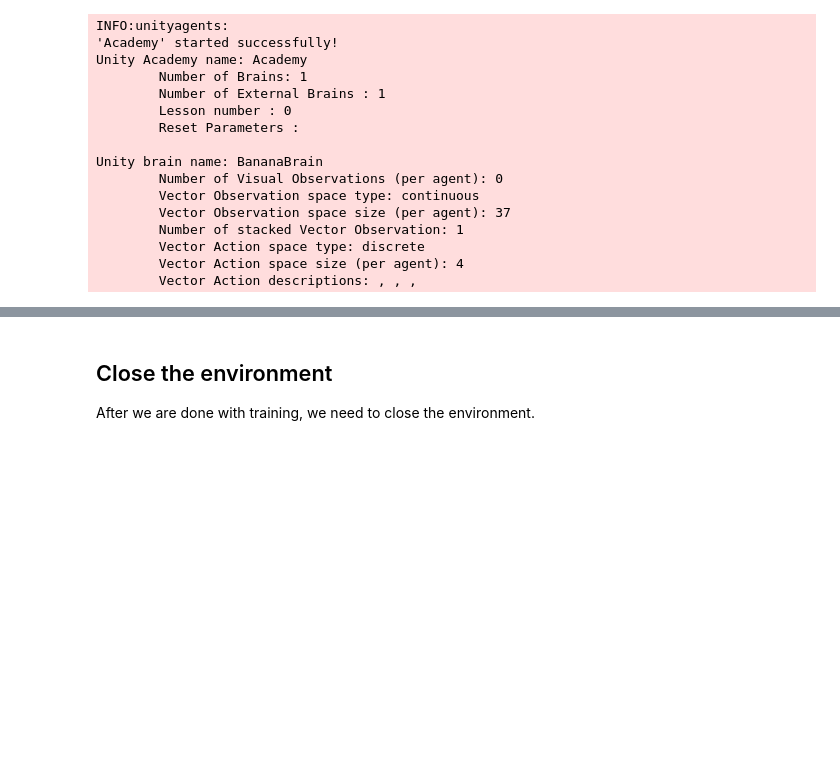
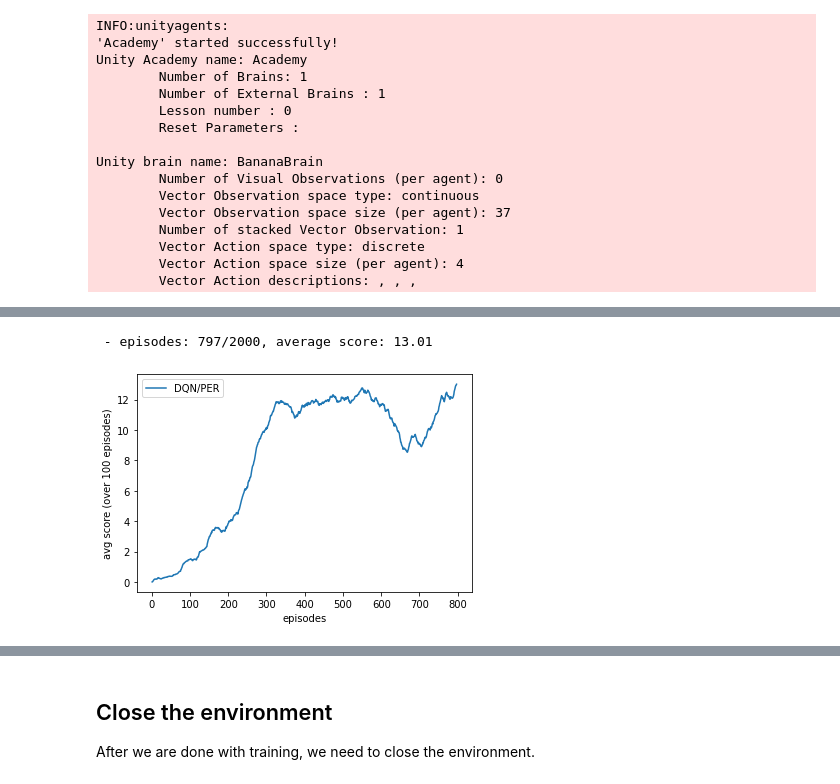
Before and after one commit to bigbap/Udacity_DRL_Navigation, a Jupyter notebook: Navigation.ipynb, the cells around one changed output, grey strips where cells are left out. Drawn from its saved outputs; the diff is of its cells as text; code cells hidden in the pictures; blank space fills up the shorter version.

```diff
--- a/Navigation.ipynb
+++ b/Navigation.ipynb
@@ -80,0 +108,15 @@ We can tweak the hyperparameters when we intialize the agent. The hypermarameter
+# %%
+replay_buffer = PriorityReplayBuffer(alpha=0.5)
+agent = Agent(env_train.state_size, env_train.action_size, gamma=1, seed=0, lr=0.001,
+              targets_algo=DQN_algo, replay_buffer=replay_buffer)
+
+steps, score = train(env_train, agent, 2000)
+plt.plot(steps, score, label="DQN/PER")
+
+plt.legend()
+plt.xlabel("episodes")
+plt.ylabel("avg score (over 100 episodes)")
+plt.show()
+# %% [output]
+ - episodes: 797/2000, average score: 13.01
+[figure, added]
```
Also changed, not shown: parts of 7 cells of this notebook, 8 other files.
